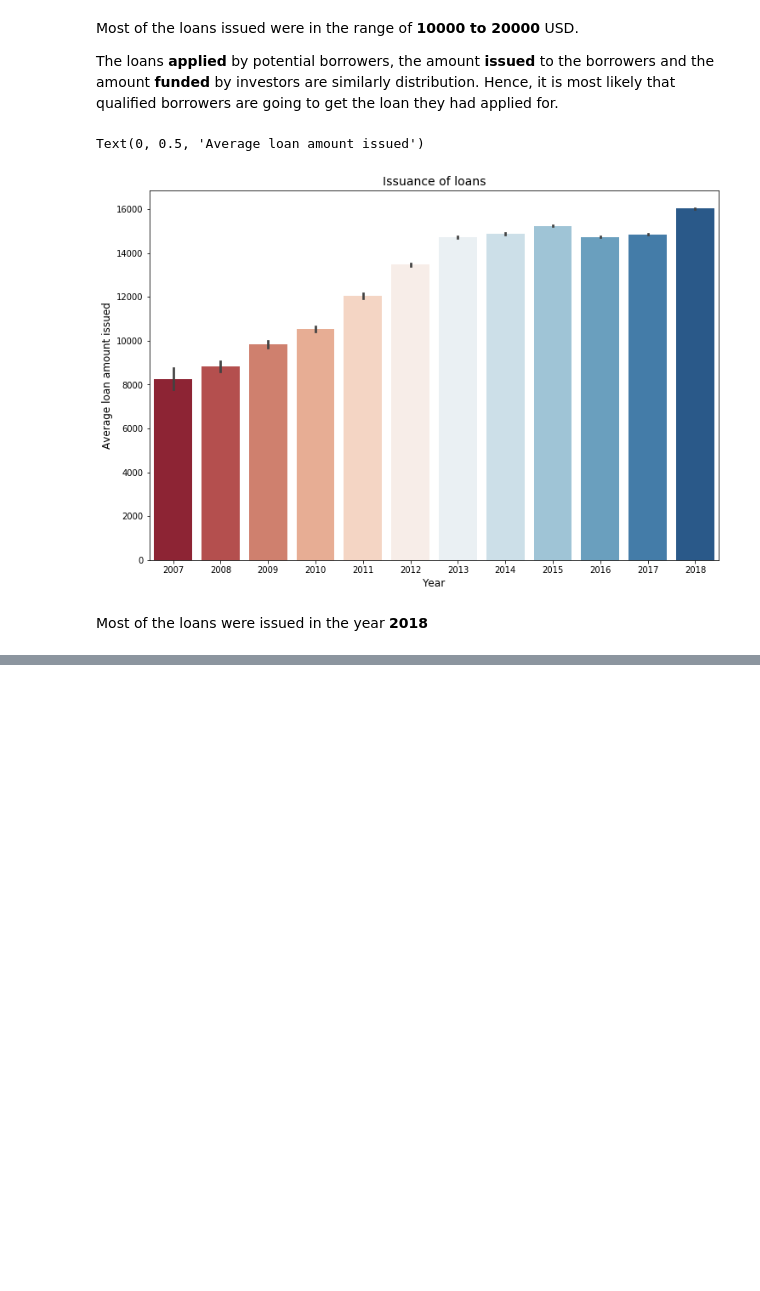
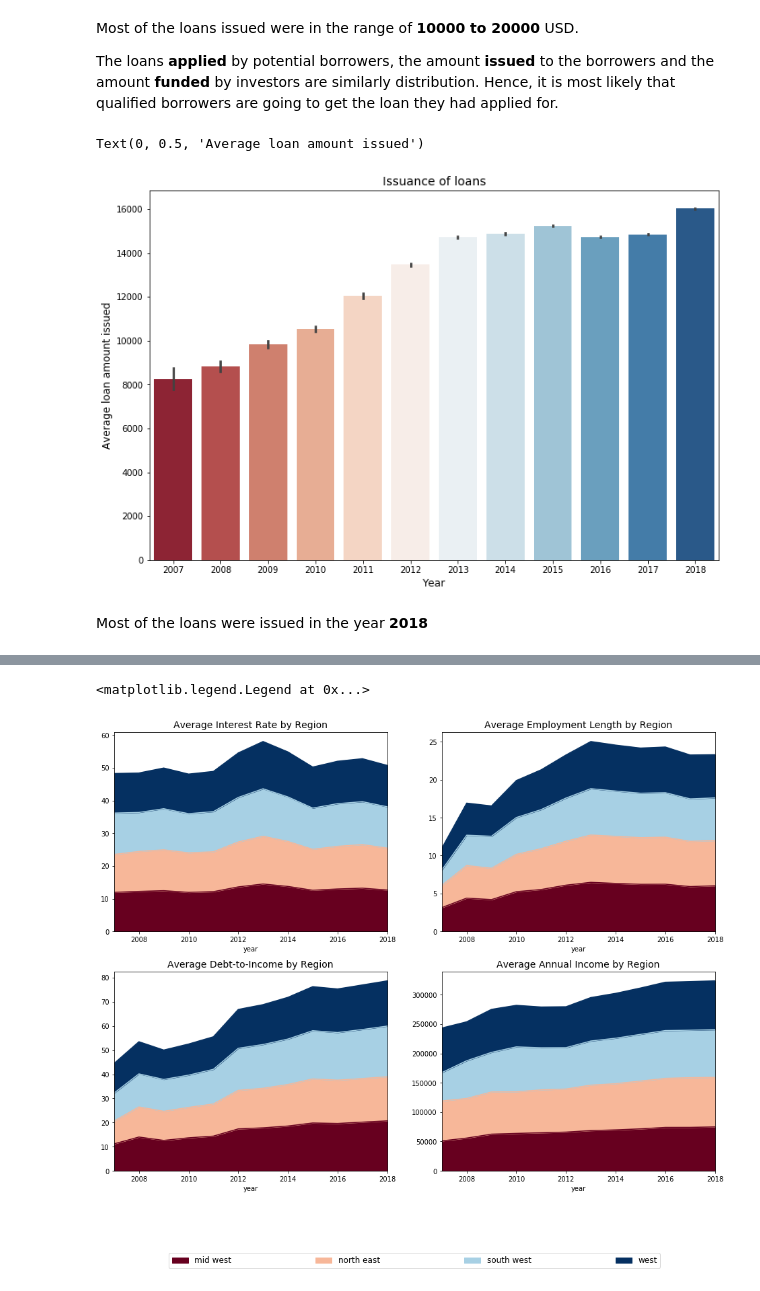
Before and after one commit to pavannaik3009/CreditRiskAnalysis, a Jupyter notebook: EDA.ipynb, the cells around one changed output, grey strips where cells are left out. Saved outputs shown, nothing was run; the diff lists cells and outputs as text; code cells hidden in the pictures; blank space fills up the shorter version.

```diff
--- a/EDA.ipynb
+++ b/EDA.ipynb
@@ -75,0 +164,47 @@ Most of the loans were issued in the year **2018**
+# %%
+employment_length = ['10+ years', '< 1 year', '1 year', '3 years', '8 years', '9 years',
+                    '4 years', '5 years', '6 years', '2 years', '7 years', 'n/a']
+#Converting emplo_length to integer values
+lst = [df]
+df['emp_length_int'] = np.nan
+for col in lst:
+    col.loc[col['emp_length'] == '10+ years', "emp_length_int"] = 10
+    col.loc[col['emp_length'] == '9 years', "emp_length_int"] = 9
+    col.loc[col['emp_length'] == '8 years', "emp_length_int"] = 8
+    col.loc[col['emp_length'] == '7 years', "emp_length_int"] = 7
+    col.loc[col['emp_length'] == '6 years', "emp_length_int"] = 6
+    col.loc[col['emp_length'] == '5 years', "emp_length_int"] = 5
+    col.loc[col['emp_length'] == '4 years', "emp_length_int"] = 4
+    col.loc[col['emp_length'] == '3 years', "emp_length_int"] = 3
+    col.loc[col['emp_length'] == '2 years', "emp_length_int"] = 2
+    col.loc[col['emp_length'] == '1 year', "emp_length_int"] = 1
+    col.loc[col['emp_length'] == '< 1 year', "emp_length_int"] = 0.5
+    col.loc[col['emp_length'] == 'n/a', "emp_length_int"] = 0
+# %%
+# Loan issued by Region and by Credit Score grade
+
+f, ((ax1, ax2), (ax3, ax4)) = plt.subplots(2, 2)
+cmap = plt.cm.RdBu
+
+by_interest_rate = df.groupby(['year', 'region']).interest_rate.mean()
+by_interest_rate.unstack().plot(kind='area', stacked=True, colormap=cmap, grid=False, legend=False, ax=ax1, figsize=(16,12))
+ax1.set_title('Average Interest Rate by Region', fontsize=14)
+
+
+by_employment_length = df.groupby(['year', 'region']).emp_length_int.mean()
+by_employment_length.unstack().plot(kind='area', stacked=True, colormap=cmap, grid=False, legend=False, ax=ax2, figsize=(16,12))
+ax2.set_title('Average Employment Length by Region', fontsize=14)
+# plt.xlabel('Year of Issuance', fontsize=14)
+
+by_dti = df.groupby(['year', 'region']).dti.mean()
+by_dti.unstack().plot(kind='area', stacked=True, colormap=cmap, grid=False, legend=False, ax=ax3, figsize=(16,12))
+ax3.set_title('Average Debt-to-Income by Region', fontsize=14)
+
+by_income = df.groupby(['year', 'region']).annual_income.mean()
+by_income.unstack().plot(kind='area', stacked=True, colormap=cmap, grid=False, ax=ax4, figsize=(16,12))
+ax4.set_title('Average Annual Income by Region', fontsize=14)
+ax4.legend(bbox_to_anchor=(-1.0, -0.5, 1.8, 0.1), loc=10,prop={'size':12},
+           ncol=5, mode="expand", borderaxespad=0.)
+# %% [output]
+<matplotlib.legend.Legend at 0x...>
+[figure, added]
```
Also changed, not shown: parts of 9 cells of this notebook.
